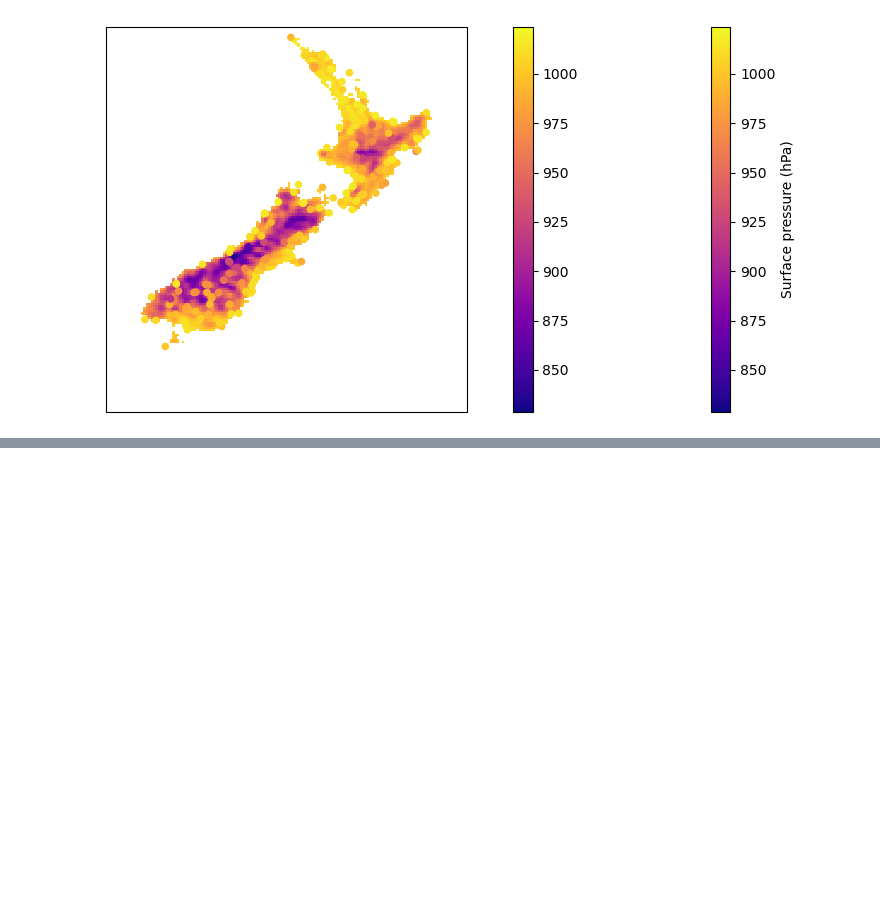
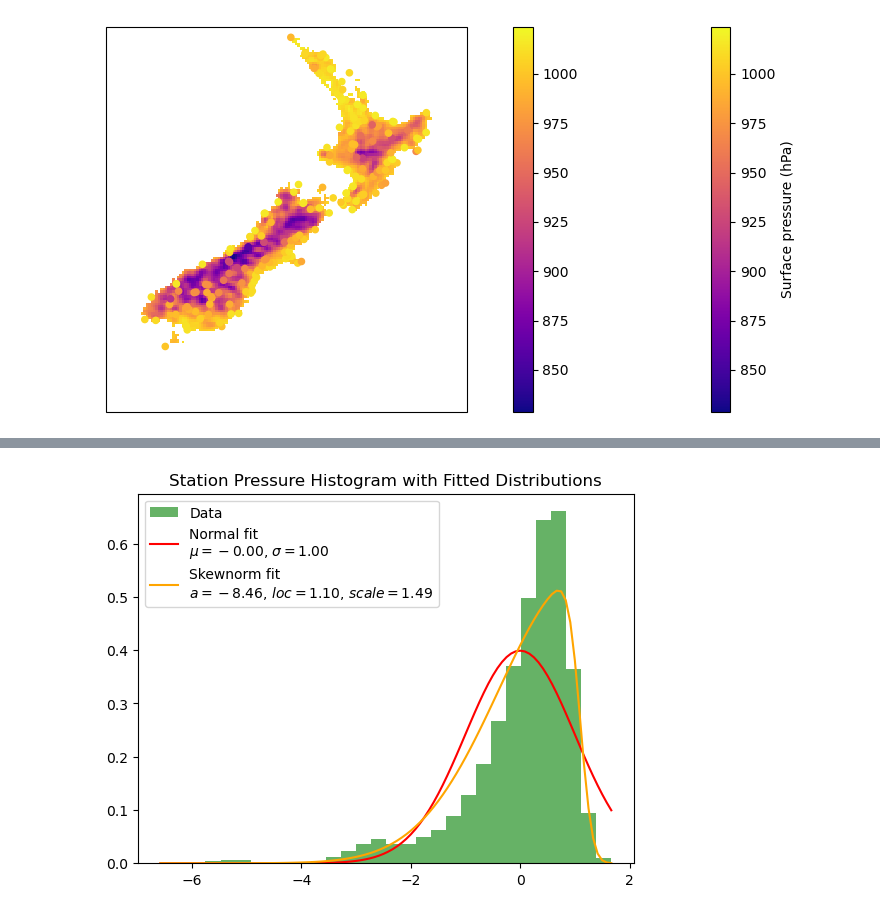
Before and after one commit to oriordanemily/deepsensorNZ, a Jupyter notebook: experiments/data_explore/by_variable/surface_pressure.ipynb, the cells around one changed output, grey strips where cells are left out. Saved outputs shown, nothing was run; the diff lists cells and outputs as text; code cells hidden in the pictures; blank space fills up the shorter version.

```diff
--- a/experiments/data_explore/by_variable/surface_pressure.ipynb
+++ b/experiments/data_explore/by_variable/surface_pressure.ipynb
@@ -179,0 +211,50 @@ ax.set_extent([165, 180, -50, -34], crs=ccrs.PlateCarree())
+# %%
+import numpy as np
+import matplotlib.pyplot as plt
+from scipy.stats import gamma, norm, lognorm, beta, skewnorm
+
+# Get the pressure data (replace with your actual column name)
+data = station_df['stn_lev_pres'].values
+data = (data - np.mean(data)) / np.std(data)  # Standardize
+# data = (data - min(data)) / (max(data) - min(data))  # Normalize to [0, 1]
+# data = np.clip(data, 0.001, 0.999)  # Clip to avoid log(0) and log(1)
+
+# Plot the histogram of the data
+fig, ax = plt.subplots()
+ax.hist(data, bins=30, density=True, alpha=0.6, color='g', label='Data')
+
+# Fit and plot the Normal distribution
+mu, std = norm.fit(data)
+x = np.linspace(min(data), max(data), 100)
+p_norm = norm.pdf(x, mu, std)
+ax.plot(x, p_norm, 'r-', label=f'Normal fit\n$\\mu={mu:.2f}$, $\\sigma={std:.2f}$')
+
+# # Fit and plot the Gamma distribution
+# shape, loc, scale = gamma.fit(data, floc=0)
+# p_gamma = gamma.pdf(x, shape, loc, scale)
+# ax.plot(x, p_gamma, 'b-', label=f'Gamma fit\n$\\alpha={shape:.2f}$, $\\beta={scale:.2f}$')
+
+# # Fit and plot the Log-Normal distribution
+# shape_lognorm, loc_lognorm, scale_lognorm = lognorm.fit(data, floc=0)
+# p_lognorm = lognorm.pdf(x, shape_lognorm, loc_lognorm, scale_lognorm)
+# ax.plot(x, p_lognorm, 'm-', label=f'Log-Normal fit\n$\\mu={shape_lognorm:.2f}$, $\\sigma={scale_lognorm:.2f}$')
+
+
+#Skewnorm
+a, loc, scale = skewnorm.fit(data)
+p_skewnorm = skewnorm.pdf(x, a, loc, scale)
+ax.plot(x, p_skewnorm, c='orange', label=f'Skewnorm fit\n$a={a:.2f}$, $loc={loc:.2f}$, $scale={scale:.2f}$')
+
+# # Fit and plot the Beta distribution (normalize data to [0, 1] range)
+# data_norm = (data - min(data)) / (max(data) - min(data))  # Normalize to [0, 1]
+# alpha, beta_, loc_beta, scale_beta = beta.fit(data, floc=0, fscale=1)
+# p_beta = beta.pdf(x, alpha, beta_, loc_beta, scale_beta)
+# ax.plot(x, p_beta, 'm-', label=f'Beta fit\n$\\alpha={alpha:.2f}$, $\\beta={beta_:.2f}$')
+
+# Customize plot
+ax.set_title('Station Pressure Histogram with Fitted Distributions')
+ax.legend()
+
+plt.show()
+# %% [output]
+[figure, added]
```
Also changed, not shown: parts of 9 cells of this notebook, 4 other files.
